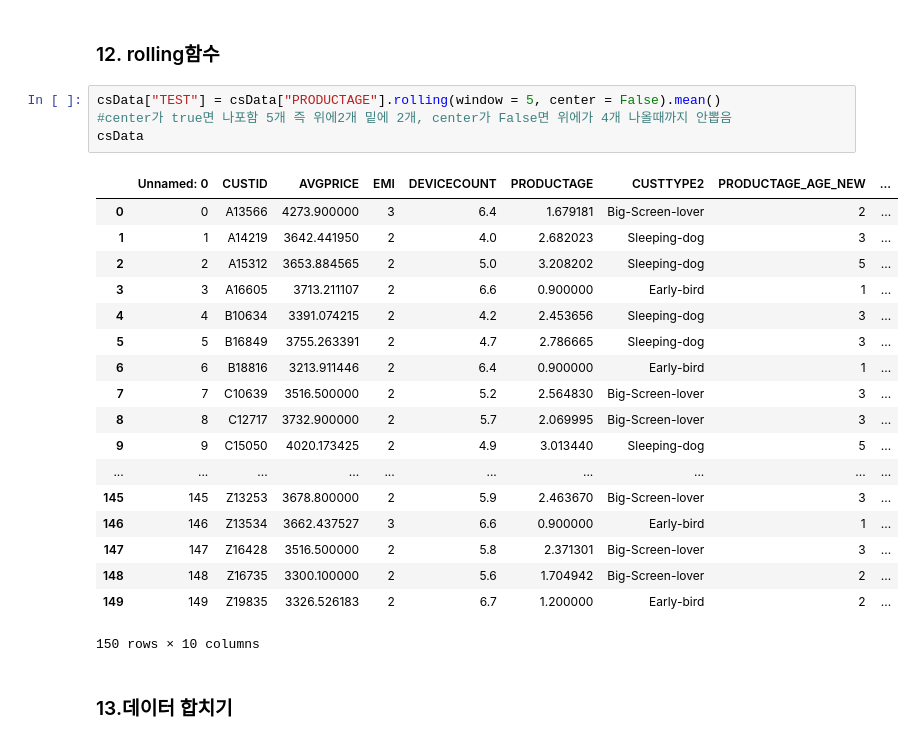
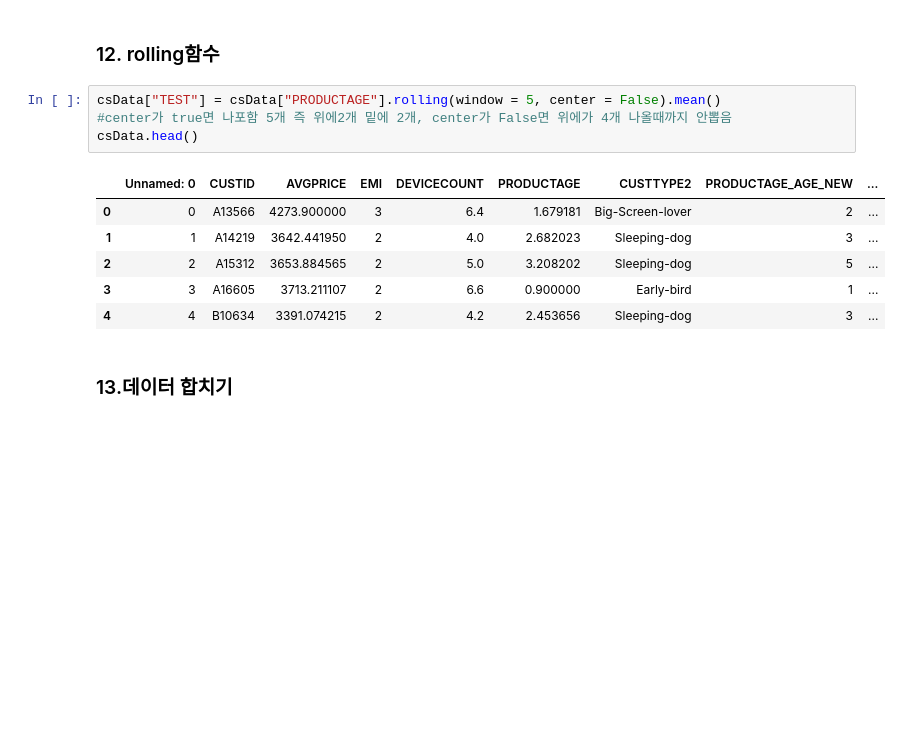
Before and after one commit to joes5370/python_education, a Jupyter notebook: 03. Data using Pandas/04.04 review.ipynb, the cells around one changed output. Drawn from its saved outputs; the diff is of its cells as text; blank space fills up the shorter version.

```diff
--- a/03. Data using Pandas/04.04 review.ipynb
+++ b/03. Data using Pandas/04.04 review.ipynb
@@ -300,26 +276,14 @@ projectG.reset_index().head(2)
 # %%
 csData["TEST"] = csData["PRODUCTAGE"].rolling(window = 5, center = False).mean()
 #center가 true면 나포함 5개 즉 위에2개 밑에 2개, center가 False면 위에가 4개 나올때까지 안뽑음
-csData
+csData.head()
 # %% [output]
 |  | Unnamed: 0 | CUSTID | AVGPRICE | EMI | DEVICECOUNT | PRODUCTAGE | CUSTTYPE2 | PRODUCTAGE_AGE_NEW | ... |
 | 0 | 0 | A13566 | 4273.900000 | 3 | 6.4 | 1.679181 | Big-Screen-lover | 2 | ... |
 | 1 | 1 | A14219 | 3642.441950 | 2 | 4.0 | 2.682023 | Sleeping-dog | 3 | ... |
 | 2 | 2 | A15312 | 3653.884565 | 2 | 5.0 | 3.208202 | Sleeping-dog | 5 | ... |
 | 3 | 3 | A16605 | 3713.211107 | 2 | 6.6 | 0.900000 | Early-bird | 1 | ... |
 | 4 | 4 | B10634 | 3391.074215 | 2 | 4.2 | 2.453656 | Sleeping-dog | 3 | ... |
-| 5 | 5 | B16849 | 3755.263391 | 2 | 4.7 | 2.786665 | Sleeping-dog | 3 | ... |
-| 6 | 6 | B18816 | 3213.911446 | 2 | 6.4 | 0.900000 | Early-bird | 1 | ... |
-| 7 | 7 | C10639 | 3516.500000 | 2 | 5.2 | 2.564830 | Big-Screen-lover | 3 | ... |
-| 8 | 8 | C12717 | 3732.900000 | 2 | 5.7 | 2.069995 | Big-Screen-lover | 3 | ... |
-| 9 | 9 | C15050 | 4020.173425 | 2 | 4.9 | 3.013440 | Sleeping-dog | 5 | ... |
-| ... | ... | ... | ... | ... | ... | ... | ... | ... | ... |
-| 145 | 145 | Z13253 | 3678.800000 | 2 | 5.9 | 2.463670 | Big-Screen-lover | 3 | ... |
-| 146 | 146 | Z13534 | 3662.437527 | 3 | 6.6 | 0.900000 | Early-bird | 1 | ... |
-| 147 | 147 | Z16428 | 3516.500000 | 2 | 5.8 | 2.371301 | Big-Screen-lover | 3 | ... |
-| 148 | 148 | Z16735 | 3300.100000 | 2 | 5.6 | 1.704942 | Big-Screen-lover | 2 | ... |
-| 149 | 149 | Z19835 | 3326.526183 | 2 | 6.7 | 1.200000 | Early-bird | 2 | ... |
-150 rows × 10 columns
 # %% [markdown]
 ### 13.데이터 합치기
 # %%
```
Also changed, not shown: parts of 4 cells of this notebook.
